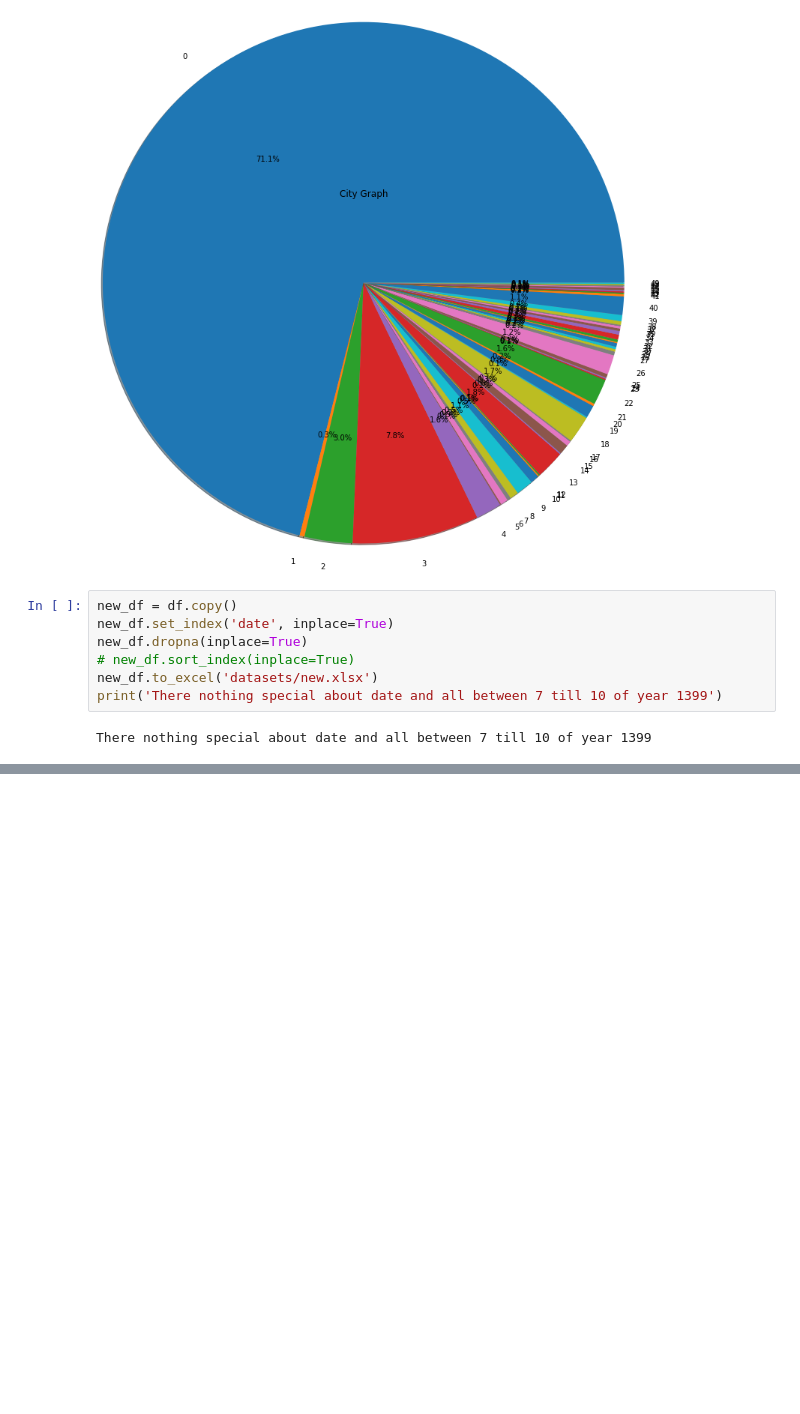
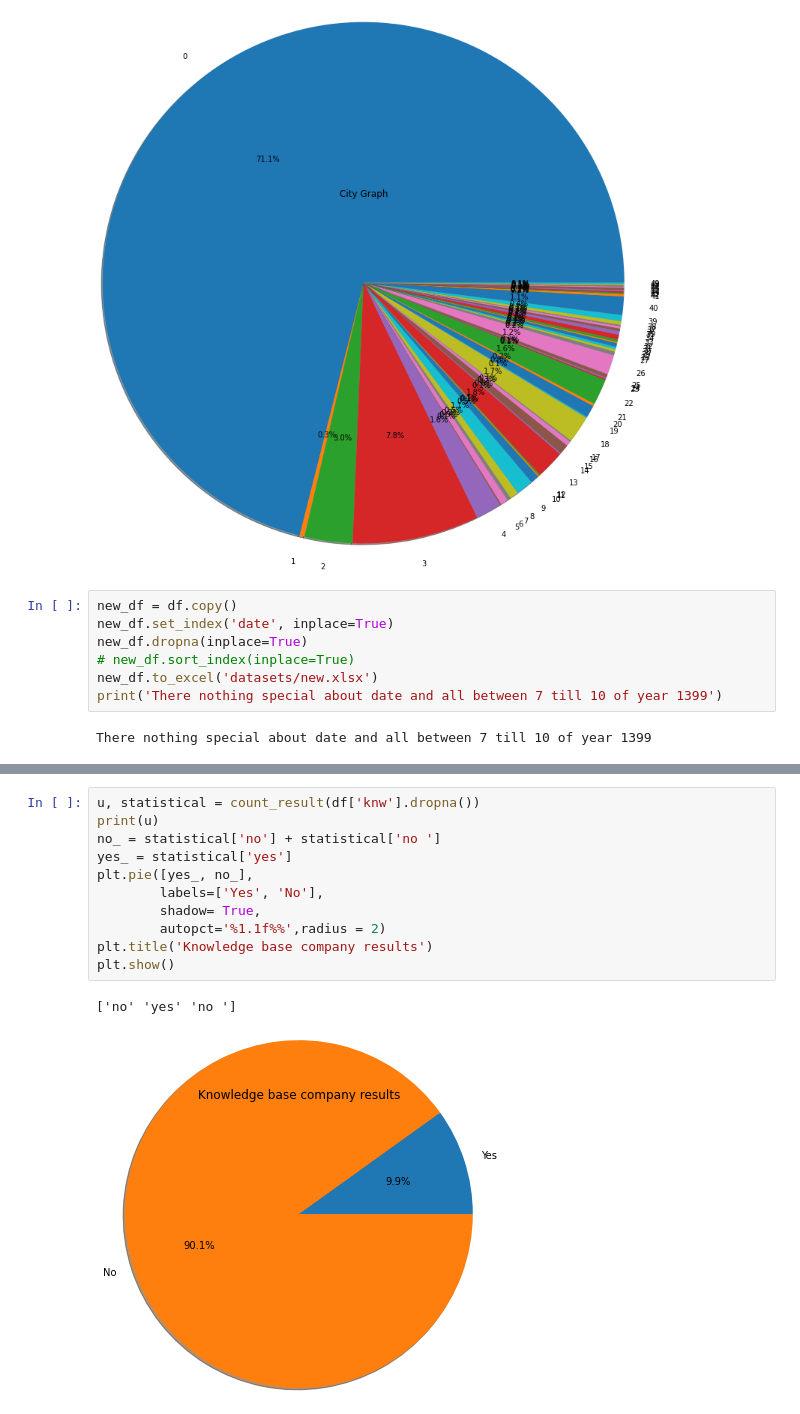
Before and after one commit to AmirCM/FIT_Final_Project, a Jupyter notebook: FIT.ipynb, the cells around one changed output, grey strips where cells are left out. Drawn from its saved outputs; the diff is of its cells as text; blank space fills up the shorter version.

```diff
--- a/FIT.ipynb
+++ b/FIT.ipynb
@@ -119,0 +123,14 @@ plt.show()
+# %%
+u, statistical = count_result(df['knw'].dropna())
+print(u)
+no_ = statistical['no'] + statistical['no ']
+yes_ = statistical['yes']
+plt.pie([yes_, no_],
+        labels=['Yes', 'No'],
+        shadow= True,
+        autopct='%1.1f%%',radius = 2)
+plt.title('Knowledge base company results')
+plt.show()
+# %% [output]
+['no' 'yes' 'no ']
+[figure, added]
```
Also changed, not shown: parts of 7 cells of this notebook.
